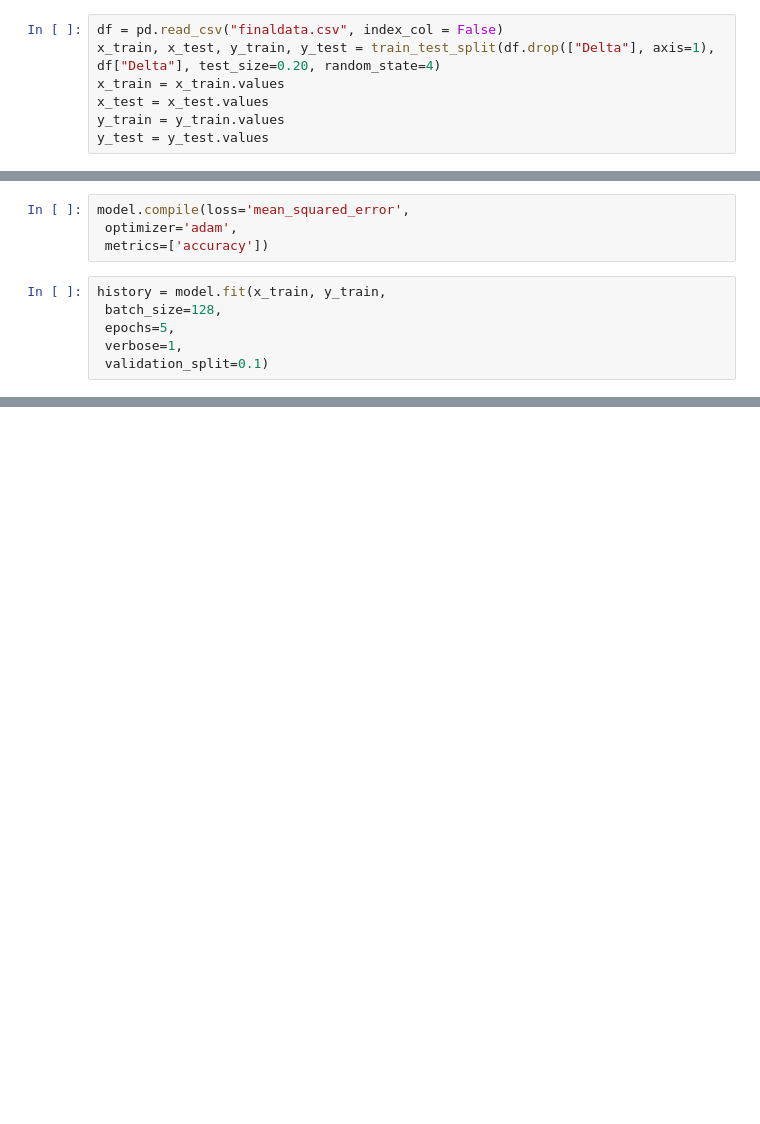
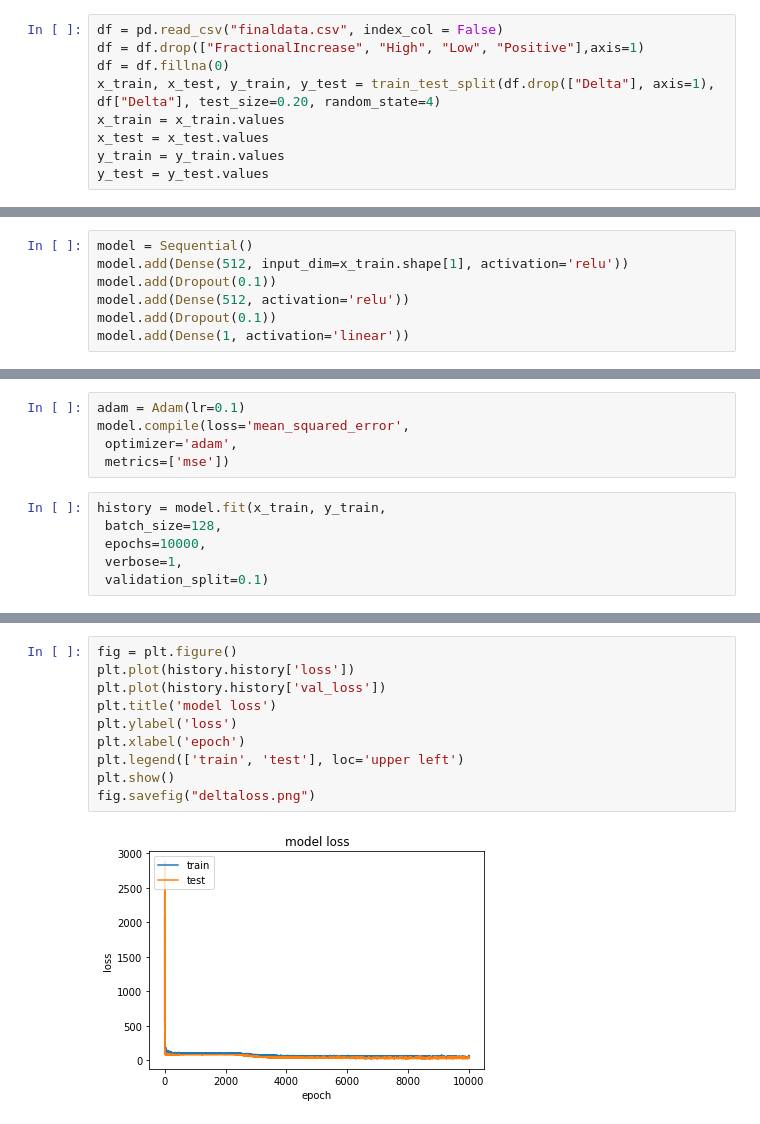
Before and after one commit to junqingchang/stock-predict-with-website-credibility, a Jupyter notebook: modellingfiles/Modelling.ipynb, the cells around one changed output, grey strips where cells are left out. Cells and saved outputs as stored; diff of their text form; blank space fills up the shorter version.

Commit message:
Fixed DNN Model with graph output

```diff
--- a/modellingfiles/Modelling.ipynb
+++ b/modellingfiles/Modelling.ipynb
@@ -7,5 +9,7 @@ from sklearn.model_selection import train_test_split
 # %%
 df = pd.read_csv("finaldata.csv", index_col = False)
+df = df.drop(["FractionalIncrease", "High", "Low", "Positive"],axis=1)
+df = df.fillna(0)
 x_train, x_test, y_train, y_test = train_test_split(df.drop(["Delta"], axis=1), df["Delta"], test_size=0.20, random_state=4)
 x_train = x_train.values
 x_test = x_test.values
@@ -25,3 +39,10 @@ model.add(Dense(1, activation='softmax'))
+# %%
+model = Sequential()
+model.add(Dense(512, input_dim=x_train.shape[1], activation='relu'))
+model.add(Dropout(0.1))
+model.add(Dense(512, activation='relu'))
+model.add(Dropout(0.1))
+model.add(Dense(1, activation='linear'))
 # %%
 model.summary()
 # %% [output]
@@ -43,13 +64,14 @@ Trainable params: 271,361
 Non-trainable params: 0
 _________________________________________________________________
 # %%
+adam = Adam(lr=0.1)
 model.compile(loss='mean_squared_error',
  optimizer='adam',
- metrics=['accuracy'])
+ metrics=['mse'])
 # %%
 history = model.fit(x_train, y_train,
  batch_size=128,
- epochs=5,
+ epochs=10000,
  verbose=1,
  validation_split=0.1)
 # %% [output]
@@ -73,0 +95,12 @@ Accuracy: 0.0
+# %%
+fig = plt.figure()
+plt.plot(history.history['loss'])
+plt.plot(history.history['val_loss'])
+plt.title('model loss')
+plt.ylabel('loss')
+plt.xlabel('epoch')
+plt.legend(['train', 'test'], loc='upper left')
+plt.show()
+fig.savefig("deltaloss.png")
+# %% [output]
+[figure, added]
```
Also changed, not shown: parts of 8 cells of this notebook, 6 other files.
